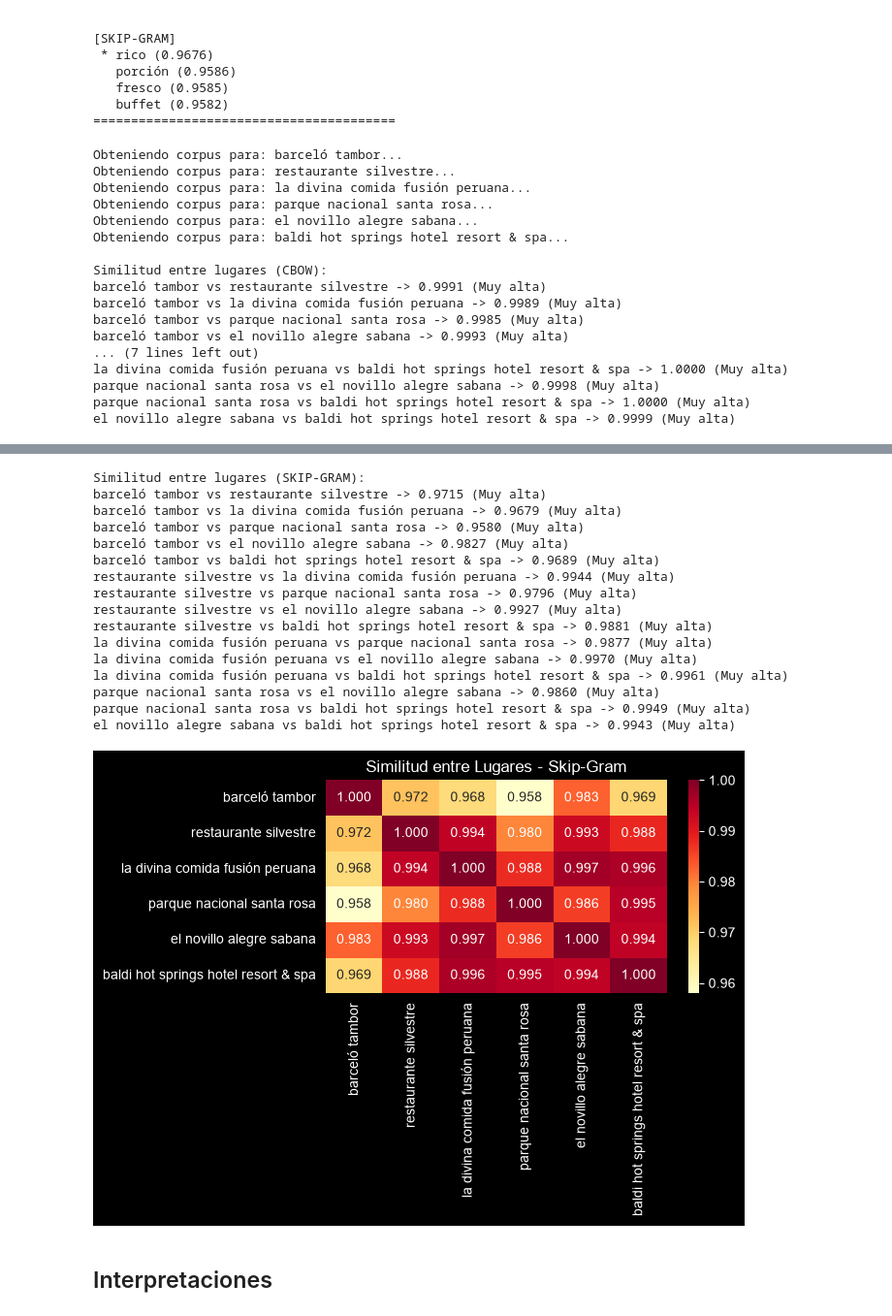
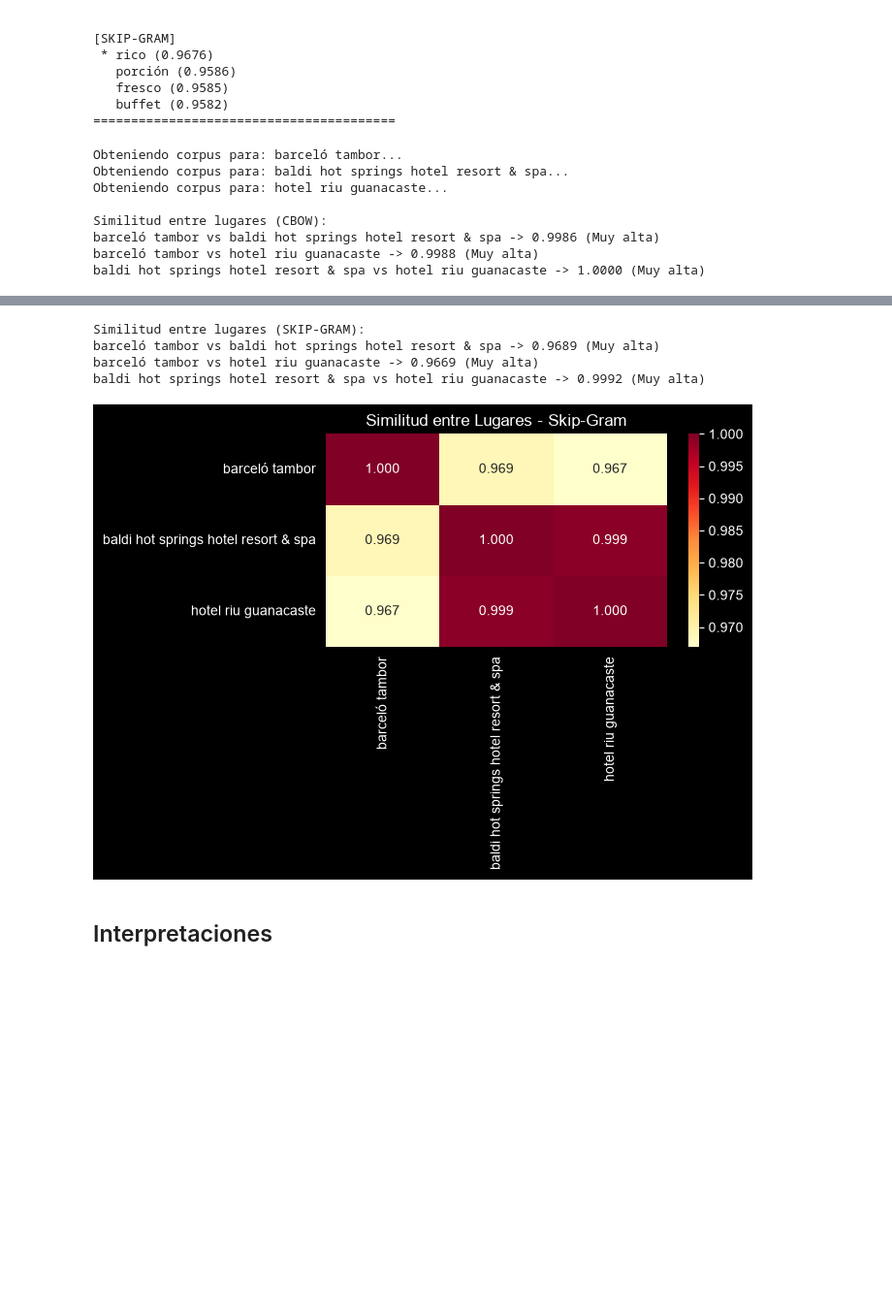
Before and after one commit to mmendoza30/An-lisis-Sem-ntico-de-Rese-as-Tur-sticas-de-Costa-Rica-, a Jupyter notebook: notebooks/03_word2vec_analisis.ipynb, the cells around one changed output, grey strips where cells are left out. Shown at 97% size. Cells and saved outputs as stored; diff of their text form; code cells hidden in the pictures; blank space fills up the shorter version.

```diff
--- a/notebooks/03_word2vec_analisis.ipynb
+++ b/notebooks/03_word2vec_analisis.ipynb
@@ -112,26 +112,18 @@ Analogia: malo es a bueno como feo es a...
 ========================================
 # %%
 #Similitudes desde lugares
-lugares_top = df["lugar"].value_counts().head(6).index.tolist()
-lugares = {lugar: obtencion_corpus(df, lugar) for lugar in lugares_top}
+df_hotel = df[df["tipolugar"] == "hotel"]
+lugares_top = df_hotel["lugar"].value_counts().head(3).index.tolist()
+lugares = {lugar: obtencion_corpus(df_hotel, lugar) for lugar in lugares_top}
 
 similitud_entre_lugares(lugares, cbow_model, "CBOW")
 similitud_entre_lugares(lugares, sg_model, "Skip-Gram")
 # %% [output]
 Obteniendo corpus para: barceló tambor...
-Obteniendo corpus para: restaurante silvestre...
-Obteniendo corpus para: la divina comida fusión peruana...
-Obteniendo corpus para: parque nacional santa rosa...
-Obteniendo corpus para: el novillo alegre sabana...
 Obteniendo corpus para: baldi hot springs hotel resort & spa...
+Obteniendo corpus para: hotel riu guanacaste...
 
 Similitud entre lugares (CBOW):
-barceló tambor vs restaurante silvestre -> 0.9991 (Muy alta)
-barceló tambor vs la divina comida fusión peruana -> 0.9989 (Muy alta)
-barceló tambor vs parque nacional santa rosa -> 0.9985 (Muy alta)
-barceló tambor vs el novillo alegre sabana -> 0.9993 (Muy alta)
-... (7 lines left out)
-la divina comida fusión peruana vs baldi hot springs hotel resort & spa -> 1.0000 (Muy alta)
-parque nacional santa rosa vs el novillo alegre sabana -> 0.9998 (Muy alta)
-parque nacional santa rosa vs baldi hot springs hotel resort & spa -> 1.0000 (Muy alta)
-el novillo alegre sabana vs baldi hot springs hotel resort & spa -> 0.9999 (Muy alta)
+barceló tambor vs baldi hot springs hotel resort & spa -> 0.9986 (Muy alta)
+barceló tambor vs hotel riu guanacaste -> 0.9988 (Muy alta)
+baldi hot springs hotel resort & spa vs hotel riu guanacaste -> 1.0000 (Muy alta)
@@ -139,20 +131,8 @@ el novillo alegre sabana vs baldi hot springs hotel resort & spa -> 0.9999 (Muy
 Similitud entre lugares (SKIP-GRAM):
-barceló tambor vs restaurante silvestre -> 0.9715 (Muy alta)
-barceló tambor vs la divina comida fusión peruana -> 0.9679 (Muy alta)
-barceló tambor vs parque nacional santa rosa -> 0.9580 (Muy alta)
-barceló tambor vs el novillo alegre sabana -> 0.9827 (Muy alta)
 barceló tambor vs baldi hot springs hotel resort & spa -> 0.9689 (Muy alta)
-restaurante silvestre vs la divina comida fusión peruana -> 0.9944 (Muy alta)
-restaurante silvestre vs parque nacional santa rosa -> 0.9796 (Muy alta)
-restaurante silvestre vs el novillo alegre sabana -> 0.9927 (Muy alta)
-restaurante silvestre vs baldi hot springs hotel resort & spa -> 0.9881 (Muy alta)
-la divina comida fusión peruana vs parque nacional santa rosa -> 0.9877 (Muy alta)
-la divina comida fusión peruana vs el novillo alegre sabana -> 0.9970 (Muy alta)
-la divina comida fusión peruana vs baldi hot springs hotel resort & spa -> 0.9961 (Muy alta)
-parque nacional santa rosa vs el novillo alegre sabana -> 0.9860 (Muy alta)
-parque nacional santa rosa vs baldi hot springs hotel resort & spa -> 0.9949 (Muy alta)
-el novillo alegre sabana vs baldi hot springs hotel resort & spa -> 0.9943 (Muy alta)
+barceló tambor vs hotel riu guanacaste -> 0.9669 (Muy alta)
+baldi hot springs hotel resort & spa vs hotel riu guanacaste -> 0.9992 (Muy alta)
-[figure, old version]
+[figure, new version]
 # %% [markdown]
 ## Interpretaciones
 # %%
```
Also changed, not shown: parts of 2 cells of this notebook, 2 other files.
